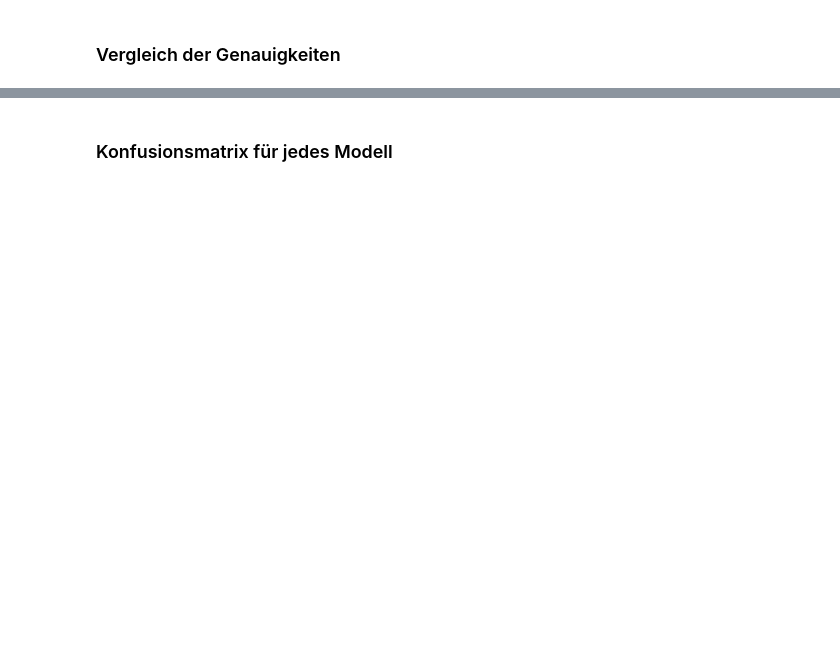
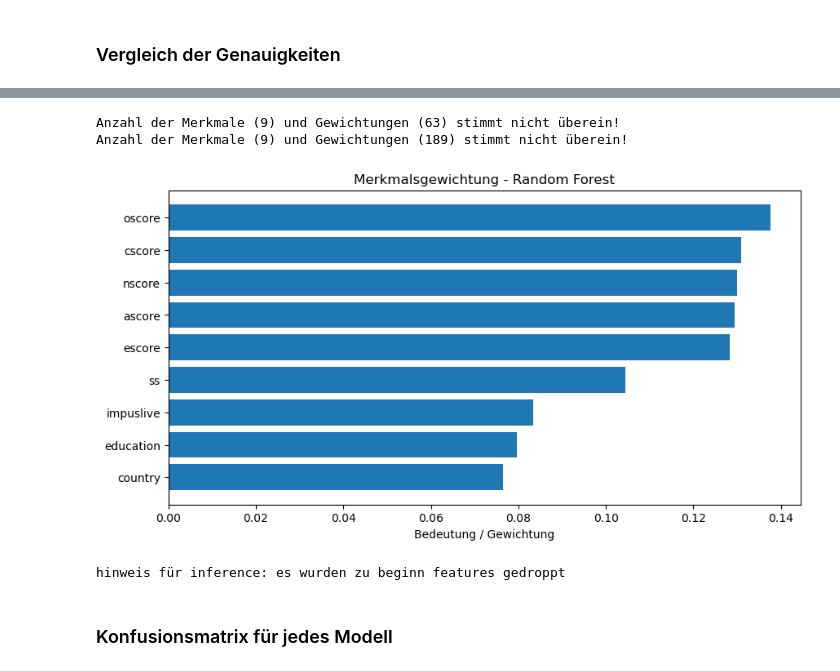
Before and after one commit to Salih-Kelmendi/LuisSalihML, a Jupyter notebook: Drug-Consumption.ipynb, the cells around one changed output, grey strips where cells are left out. Saved outputs shown, nothing was run; the diff lists cells and outputs as text; code cells hidden in the pictures; blank space fills up the shorter version.

```diff
--- a/Drug-Consumption.ipynb
+++ b/Drug-Consumption.ipynb
@@ -185,3 +205,37 @@ plt.show()
+# %%
+num_features = X_train.shape[1]
+feature_names = X_train.columns.tolist() if hasattr(X_train, "columns") else [f"Merkmal {i}" for i in range(num_features)]
+
+def zeige_feature_importance(modellname, gewichtungen):
+    gewichtungen = np.array(gewichtungen)
+
+    if len(gewichtungen) != len(feature_names):
+        print(f"Anzahl der Merkmale ({len(feature_names)}) und Gewichtungen ({len(gewichtungen)}) stimmt nicht überein!")
+        return
+
+    sortierte_indices = np.argsort(gewichtungen)
+    plt.figure(figsize=(10, 5))
+    plt.title(f"Merkmalsgewichtung - {modellname}")
+    plt.barh(range(len(gewichtungen)), gewichtungen[sortierte_indices], align="center")
+    plt.yticks(range(len(gewichtungen)), np.array(feature_names)[sortierte_indices])
+    plt.xlabel("Bedeutung / Gewichtung")
+    plt.show()
+
+if hasattr(logreg_model, "coef_") and logreg_model.coef_.size > 0:
+    zeige_feature_importance("Logistische Regression", np.ravel(logreg_model.coef_))
+
+if hasattr(svm_model, "coef_") and svm_model.coef_.size > 0:
+    zeige_feature_importance("SVM (Linear)", np.ravel(svm_model.coef_))
+
+if hasattr(rf_model, "feature_importances_") and rf_model.feature_importances_.size > 0:
+    zeige_feature_importance("Random Forest", rf_model.feature_importances_)
+
+print("hinweis für inference: es wurden zu beginn features gedroppt")
+# %% [output]
+Anzahl der Merkmale (9) und Gewichtungen (63) stimmt nicht überein!
+Anzahl der Merkmale (9) und Gewichtungen (189) stimmt nicht überein!
+[figure, added]
+hinweis für inference: es wurden zu beginn features gedroppt
 # %% [markdown]
 ### Konfusionsmatrix für jedes Modell
 # %%
```
Also changed, not shown: parts of 12 cells of this notebook.
